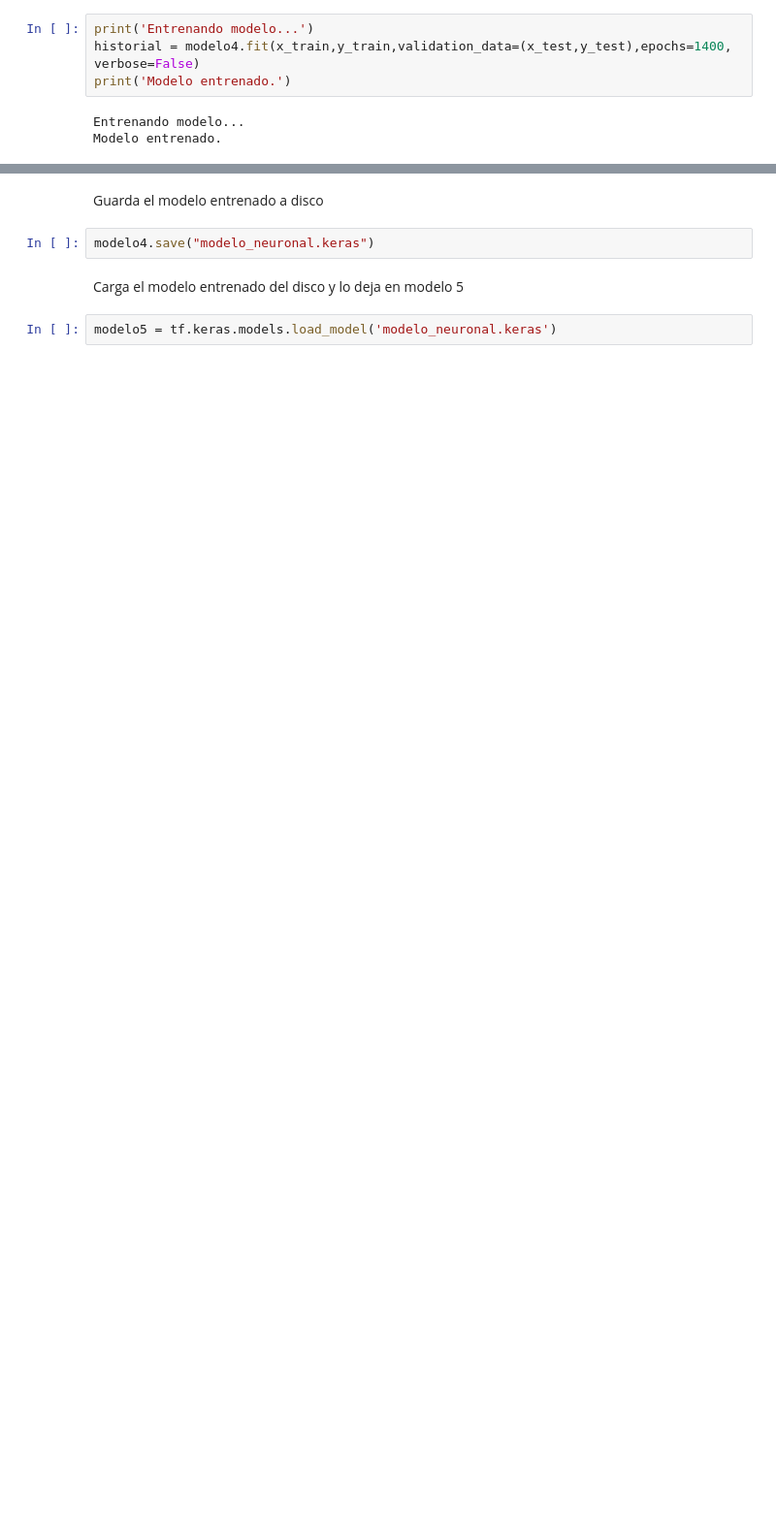
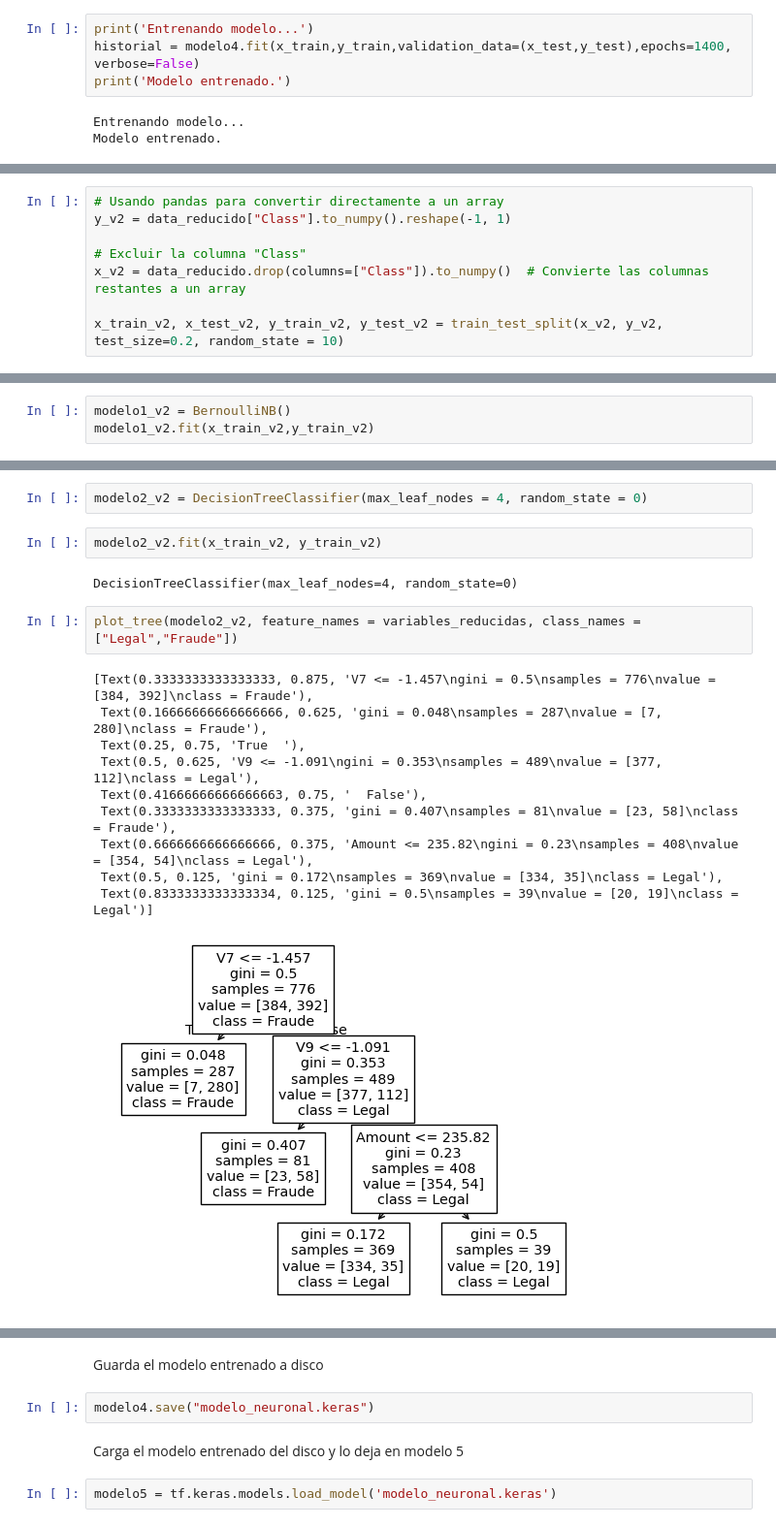
Before and after one commit to fotosycaptura/Taller-IA-2, a Jupyter notebook: analisis.ipynb, the cells around one changed output, grey strips where cells are left out. Shown at 97% size. Drawn from its saved outputs; the diff is of its cells as text; blank space fills up the shorter version.

```diff
--- a/analisis.ipynb
+++ b/analisis.ipynb
@@ -223,0 +358,8 @@ Accuracy:  0.958974358974359
+# %%
+# Usando pandas para convertir directamente a un array
+y_v2 = data_reducido["Class"].to_numpy().reshape(-1, 1)
+
+# Excluir la columna "Class"
+x_v2 = data_reducido.drop(columns=["Class"]).to_numpy()  # Convierte las columnas restantes a un array
+
+x_train_v2, x_test_v2, y_train_v2, y_test_v2 = train_test_split(x_v2, y_v2, test_size=0.2, random_state = 10)
@@ -223,0 +368,3 @@ Accuracy:  0.958974358974359
+# %%
+modelo1_v2 = BernoulliNB()
+modelo1_v2.fit(x_train_v2,y_train_v2)
@@ -223,0 +381,19 @@ Accuracy:  0.958974358974359
+# %%
+modelo2_v2 = DecisionTreeClassifier(max_leaf_nodes = 4, random_state = 0)
+# %%
+modelo2_v2.fit(x_train_v2, y_train_v2)
+# %% [output]
+DecisionTreeClassifier(max_leaf_nodes=4, random_state=0)
+# %%
+plot_tree(modelo2_v2, feature_names = variables_reducidas, class_names = ["Legal","Fraude"])
+# %% [output]
+[Text(0.3333333333333333, 0.875, 'V7 <= -1.457\ngini = 0.5\nsamples = 776\nvalue = [384, 392]\nclass = Fraude'),
+ Text(0.16666666666666666, 0.625, 'gini = 0.048\nsamples = 287\nvalue = [7, 280]\nclass = Fraude'),
+ Text(0.25, 0.75, 'True  '),
+ Text(0.5, 0.625, 'V9 <= -1.091\ngini = 0.353\nsamples = 489\nvalue = [377, 112]\nclass = Legal'),
+ Text(0.41666666666666663, 0.75, '  False'),
+ Text(0.3333333333333333, 0.375, 'gini = 0.407\nsamples = 81\nvalue = [23, 58]\nclass = Fraude'),
+ Text(0.6666666666666666, 0.375, 'Amount <= 235.82\ngini = 0.23\nsamples = 408\nvalue = [354, 54]\nclass = Legal'),
+ Text(0.5, 0.125, 'gini = 0.172\nsamples = 369\nvalue = [334, 35]\nclass = Legal'),
+ Text(0.8333333333333334, 0.125, 'gini = 0.5\nsamples = 39\nvalue = [20, 19]\nclass = Legal')]
+[figure, added]
```
Also changed, not shown: parts of 64 cells of this notebook, 1 other file.
